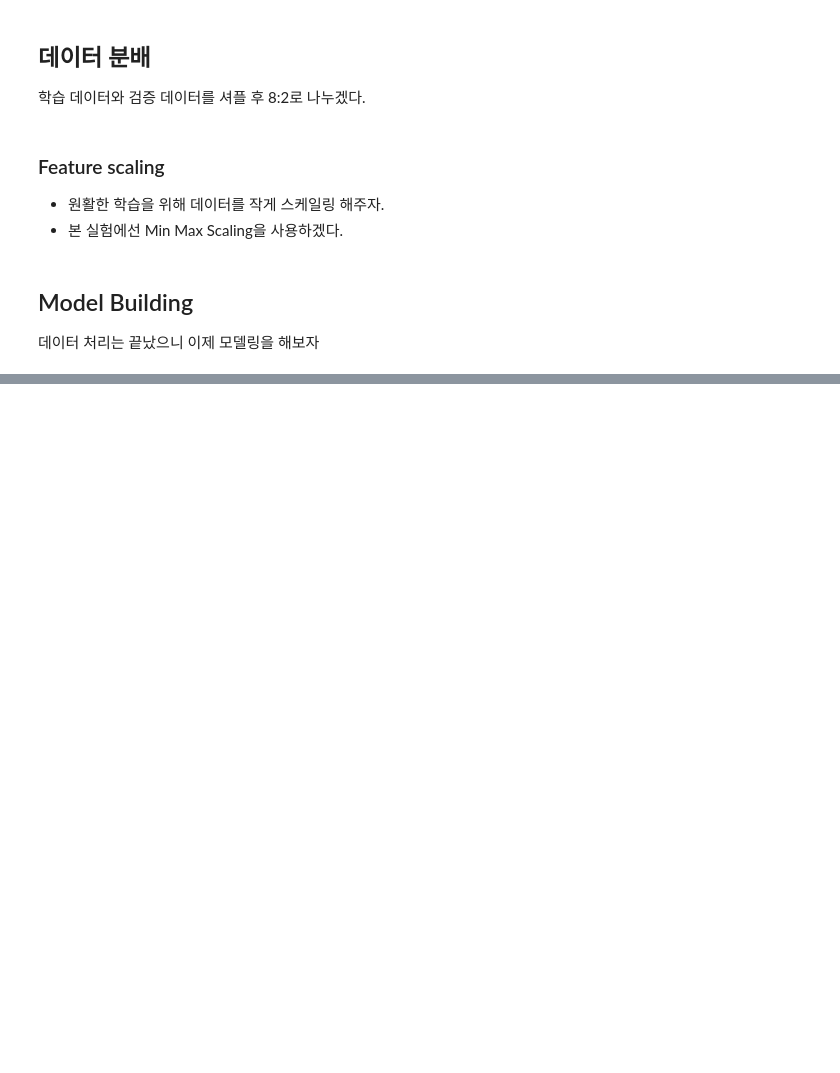
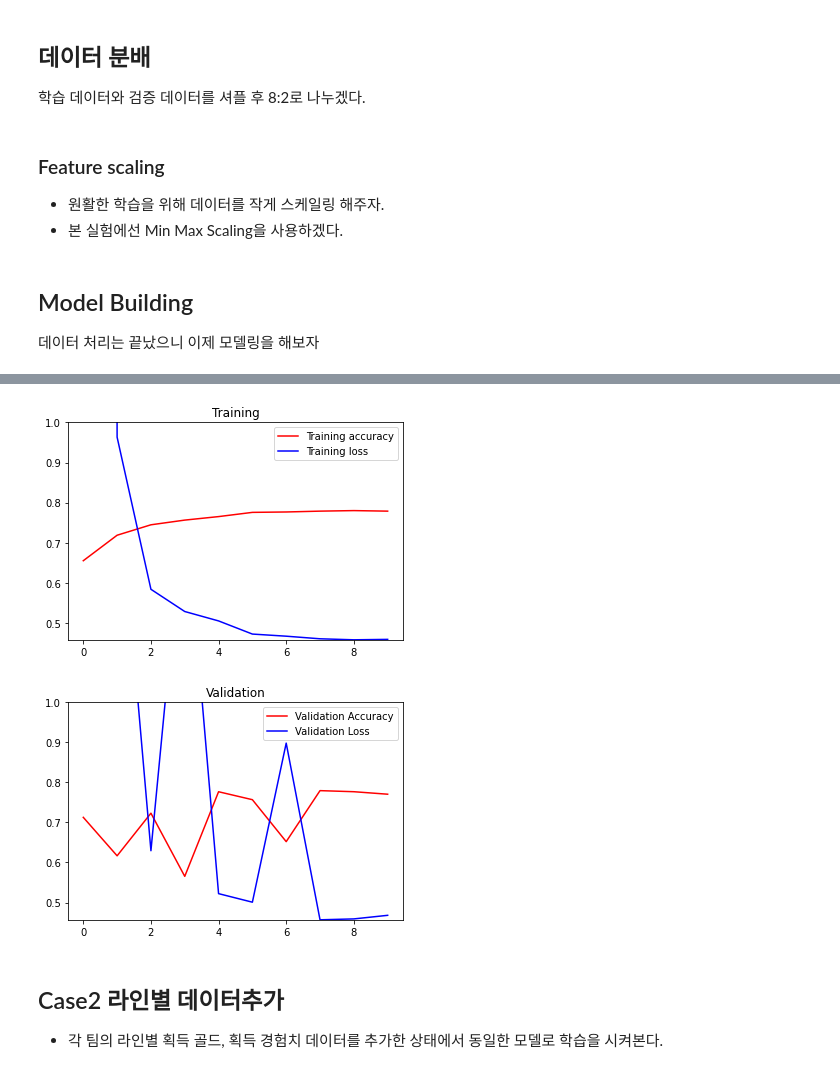
Before and after one commit to elixter/LOL_data_test, a Jupyter notebook: lol_final.ipynb, the cells around one changed output, grey strips where cells are left out. Saved outputs shown, nothing was run; the diff lists cells and outputs as text; code cells hidden in the pictures; blank space fills up the shorter version.

```diff
--- a/lol_final.ipynb
+++ b/lol_final.ipynb
@@ -413,9 +419,9 @@ model_many_layer.compile(
 history_many_layer = model_many_layer.fit(
     mm_train_x.reshape(-1, 1, num_features),
     train_y,
-    epochs=20,
+    epochs=10,
     batch_size=32,
     validation_data=(mm_test_x.reshape(-1, 1, num_features), test_y),
-    callbacks=[learning_rate_reduction, early_stop],
+    callbacks=[learning_rate_reduction],
 )
 # %% [output]
@@ -438,0 +488,30 @@ Epoch 00013: ReduceLROnPlateau reducing learning rate to 1.5625000742147677e-05.
+# %%
+# 학습결과 시각화
+import matplotlib.pyplot as plt
+
+acc = history_many_layer.history['accuracy']
+val_acc = history_many_layer.history['val_accuracy']
+loss = history_many_layer.history['loss']
+val_loss = history_many_layer.history['val_loss']
+
+epochs = range(len(acc))
+
+plt.ylim(min(loss), min(max(loss), 1))
+plt.plot(epochs, acc, 'r', label='Training accuracy')
+plt.plot(epochs, loss, 'b', label='Training loss')
+plt.title('Training')
+plt.legend()
+plt.figure()
+
+plt.ylim(min(val_loss), min(max(val_loss), 1))
+plt.plot(epochs, val_acc, 'r', label='Validation Accuracy')
+plt.plot(epochs, val_loss, 'b', label='Validation Loss')
+plt.title('Validation')
+plt.legend()
+
+plt.show()
+
+plt.close()
+# %% [output]
+[figure, added]
+[figure, added]
@@ -438,0 +538,3 @@ Epoch 00013: ReduceLROnPlateau reducing learning rate to 1.5625000742147677e-05.
+# %% [markdown]
+## Case2 라인별 데이터추가
+- 각 팀의 라인별 획득 골드, 획득 경험치 데이터를 추가한 상태에서 동일한 모델로 학습을 시켜본다.
```
Also changed, not shown: parts of 34 cells of this notebook.
